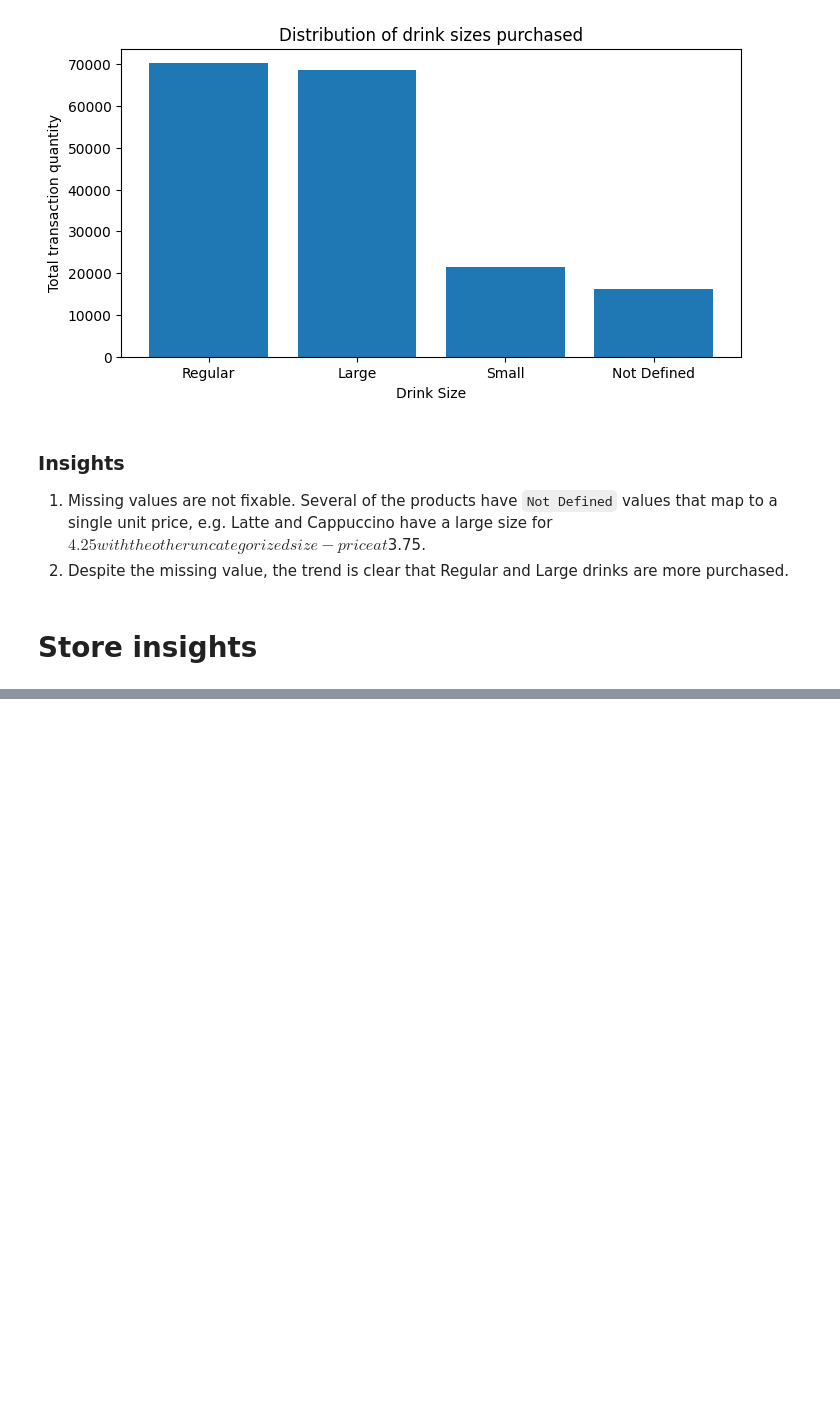
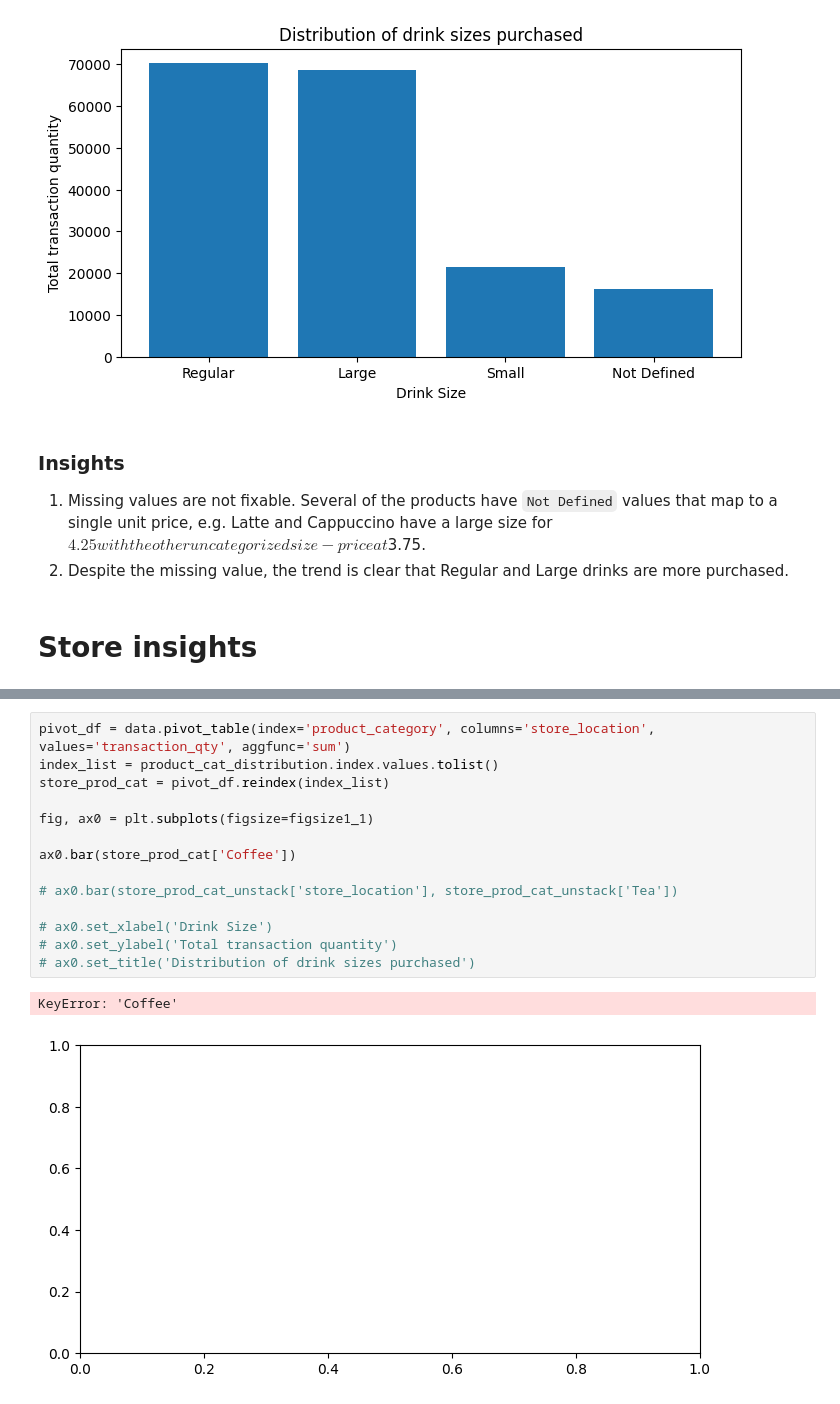
Before and after one commit to mlcuadra1/Coffee-Shop-EDA, a Jupyter notebook: notebooks/eda.ipynb, the cells around one changed output, grey strips where cells are left out. Drawn from its saved outputs; the diff is of its cells as text; blank space fills up the shorter version.

```diff
--- a/notebooks/eda.ipynb
+++ b/notebooks/eda.ipynb
@@ -367,0 +364,17 @@ Name: Total_Bill, dtype: float64
+# %%
+pivot_df = data.pivot_table(index='product_category', columns='store_location', values='transaction_qty', aggfunc='sum')
+index_list = product_cat_distribution.index.values.tolist()
+store_prod_cat = pivot_df.reindex(index_list)
+
+fig, ax0 = plt.subplots(figsize=figsize1_1)
+
+ax0.bar(store_prod_cat['Coffee'])
+
+# ax0.bar(store_prod_cat_unstack['store_location'], store_prod_cat_unstack['Tea'])
+
+# ax0.set_xlabel('Drink Size')
+# ax0.set_ylabel('Total transaction quantity')
+# ax0.set_title('Distribution of drink sizes purchased')
+# %% [output]
+KeyError: 'Coffee'
+[figure, added]
```
Also changed, not shown: parts of 1 cell of this notebook.
